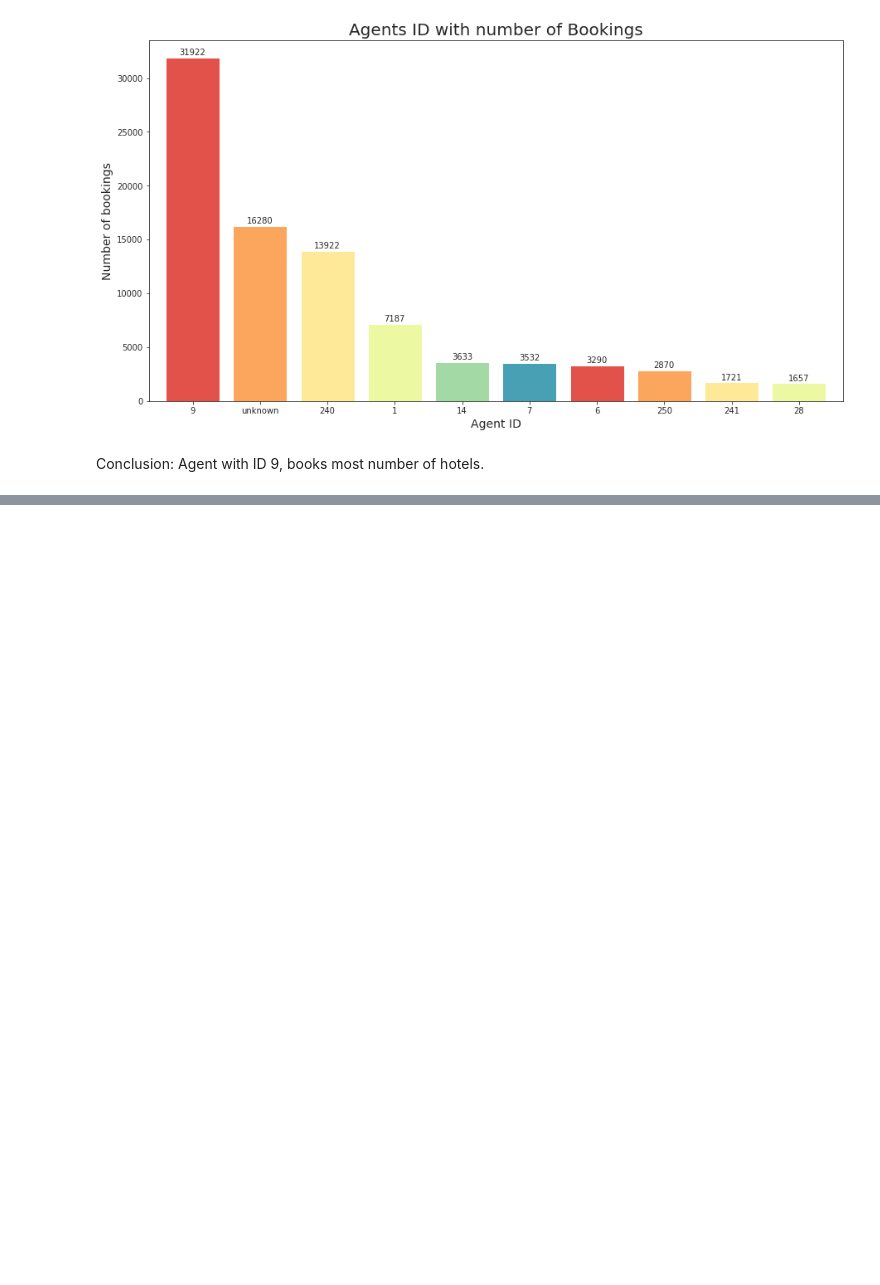
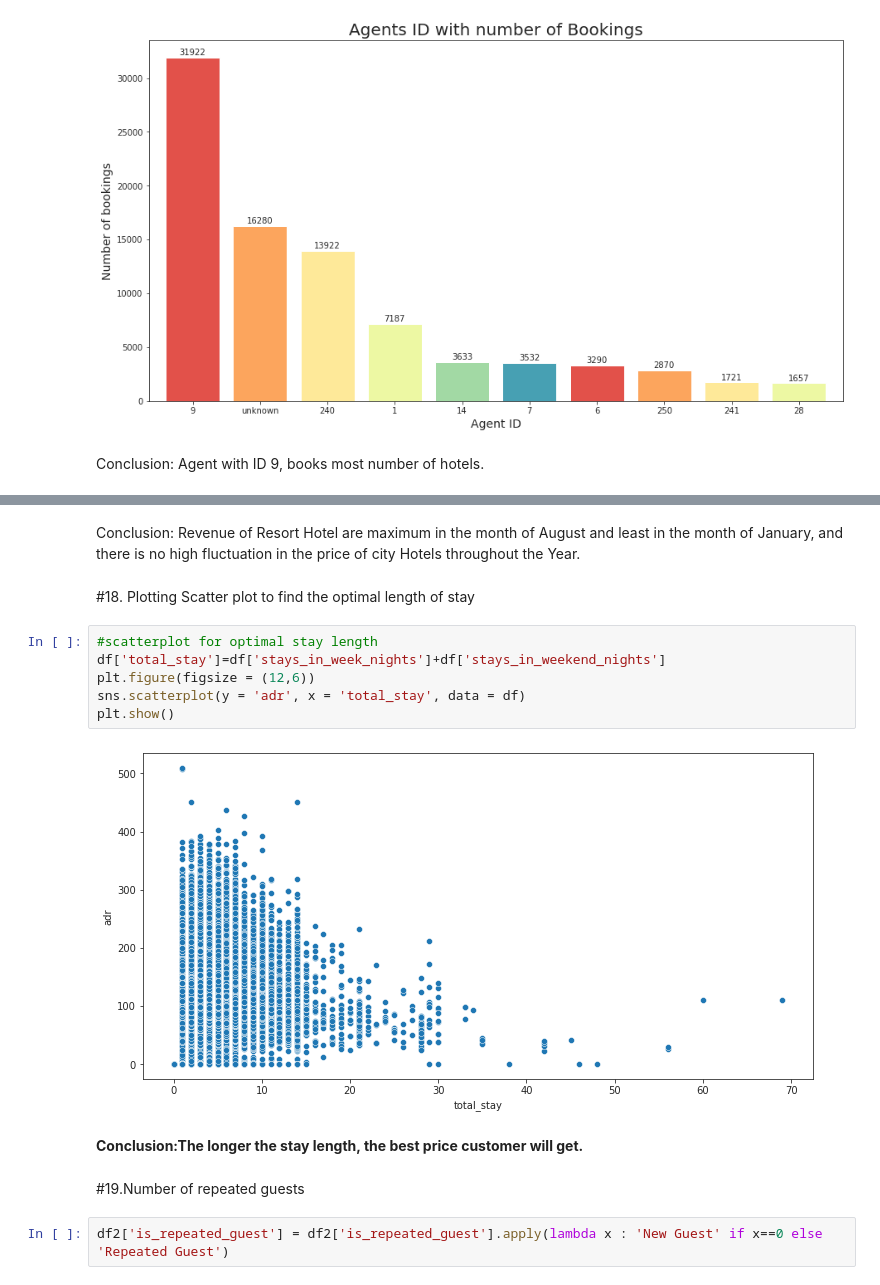
Before and after one commit to jerry14771/Hotel-Booking-Analysis, a Jupyter notebook: Hotel_Booking_Analysis_Capstone_Project.ipynb, the cells around one changed output, grey strips where cells are left out. Saved outputs shown, nothing was run; the diff lists cells and outputs as text; blank space fills up the shorter version.

```diff
--- a/Hotel_Booking_Analysis_Capstone_Project.ipynb
+++ b/Hotel_Booking_Analysis_Capstone_Project.ipynb
@@ -418,0 +454,18 @@ Conclusion: Agent with ID 9, books most number of hotels.
+# %% [markdown]
+Conclusion: Revenue of Resort Hotel are maximum in the month of August and least in the month of January, and there is no high fluctuation in the price of city Hotels throughout the Year.
+# %% [markdown]
+#18. Plotting Scatter plot to find the optimal length of stay
+# %%
+#scatterplot for optimal stay length
+df['total_stay']=df['stays_in_week_nights']+df['stays_in_weekend_nights']
+plt.figure(figsize = (12,6))
+sns.scatterplot(y = 'adr', x = 'total_stay', data = df)
+plt.show()
+# %% [output]
+[figure, added]
+# %% [markdown]
+**Conclusion:The longer the stay length, the best price customer will get.**
+# %% [markdown]
+#19.Number of repeated guests
+# %%
+df2['is_repeated_guest'] = df2['is_repeated_guest'].apply(lambda x : 'New Guest' if x==0 else 'Repeated Guest')
```
Also changed, not shown: parts of 11 cells of this notebook.
